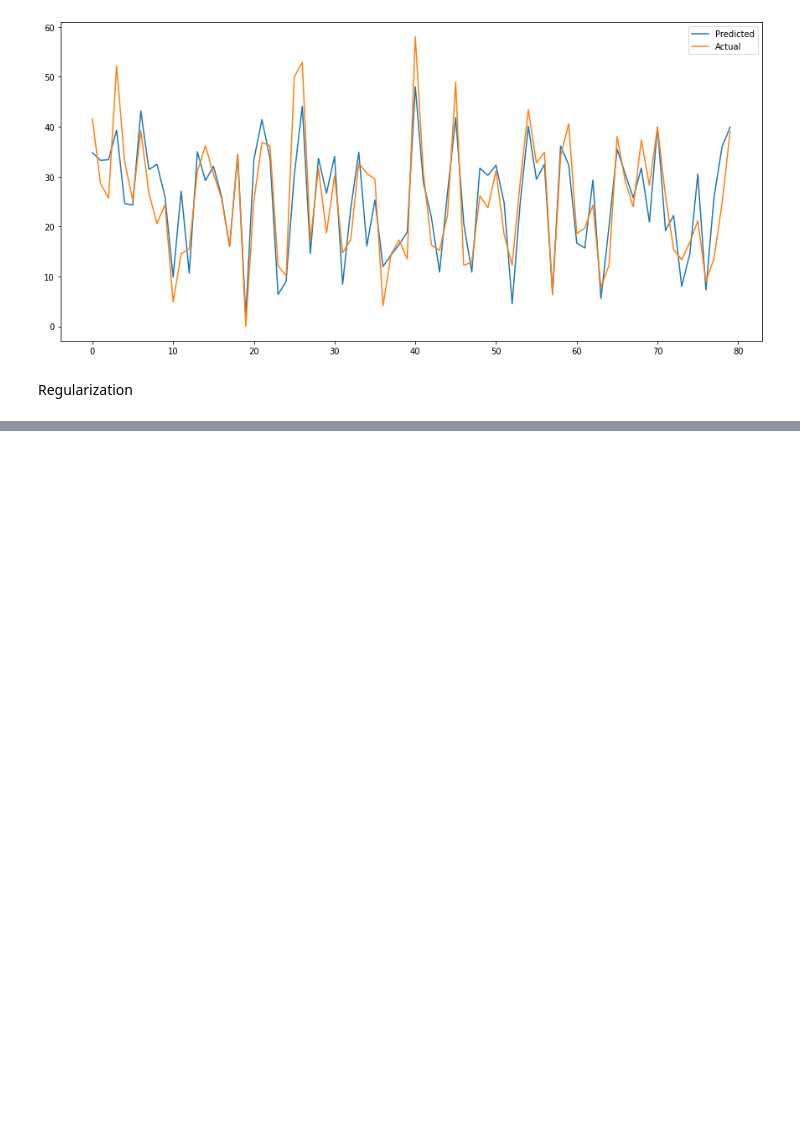
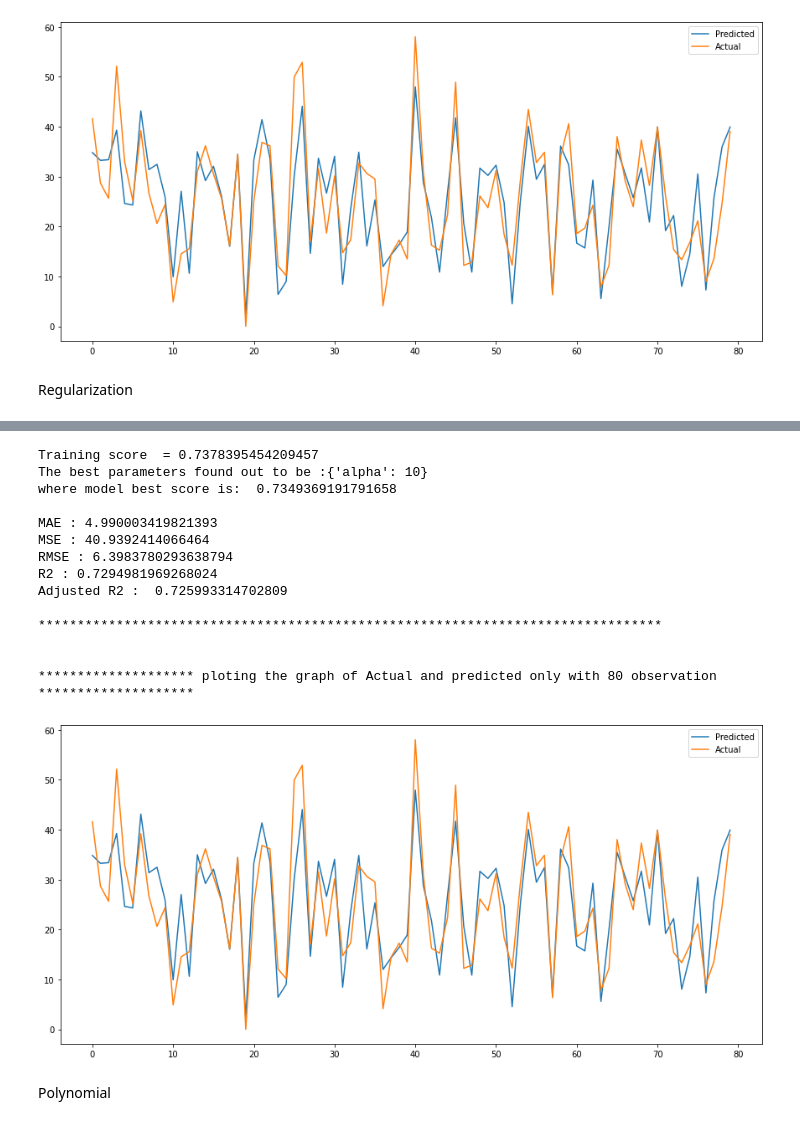
Before and after one commit to fathimajafir/Seoul-Bike-Sharing-Demand-Prediction, a Jupyter notebook: Copy_of_Bike_Sharing_Demand_Prediction_Capstone_Project.ipynb, the cells around one changed output, grey strips where cells are left out. Cells and saved outputs as stored; diff of their text form; code cells hidden in the pictures; blank space fills up the shorter version.

```diff
--- a/Copy_of_Bike_Sharing_Demand_Prediction_Capstone_Project.ipynb
+++ b/Copy_of_Bike_Sharing_Demand_Prediction_Capstone_Project.ipynb
@@ -715,0 +750,23 @@ Regularization
+# %%
+L2 = Ridge() #creating variable
+parameters = {'alpha': [1e-15,1e-10,1e-8,1e-5,1e-4,1e-3,1e-2,1,5,10,20,30,40,45,50,55,60,100,0.5,1.5,1.6,1.7,1.8,1.9]} # giving parameters
+L2_cv = GridSearchCV(L2, parameters, scoring='r2', cv=5) #using gridsearchcv and cross validate the model
+score_metrix(L2_cv,X_train_trans,X_test_trans,y_train,y_test) # fit and evaluate model with score_matrix function
+# %% [output]
+Training score  = 0.7378395454209457
+The best parameters found out to be :{'alpha': 10}
+where model best score is:  0.7349369191791658
+
+MAE : 4.990003419821393
+MSE : 40.9392414066464
+RMSE : 6.3983780293638794
+R2 : 0.7294981969268024
+Adjusted R2 :  0.725993314702809
+
+********************************************************************************
+
+
+******************** ploting the graph of Actual and predicted only with 80 observation ********************
+[figure, added]
+# %% [markdown]
+Polynomial
```
Also changed, not shown: parts of 23 cells of this notebook.
